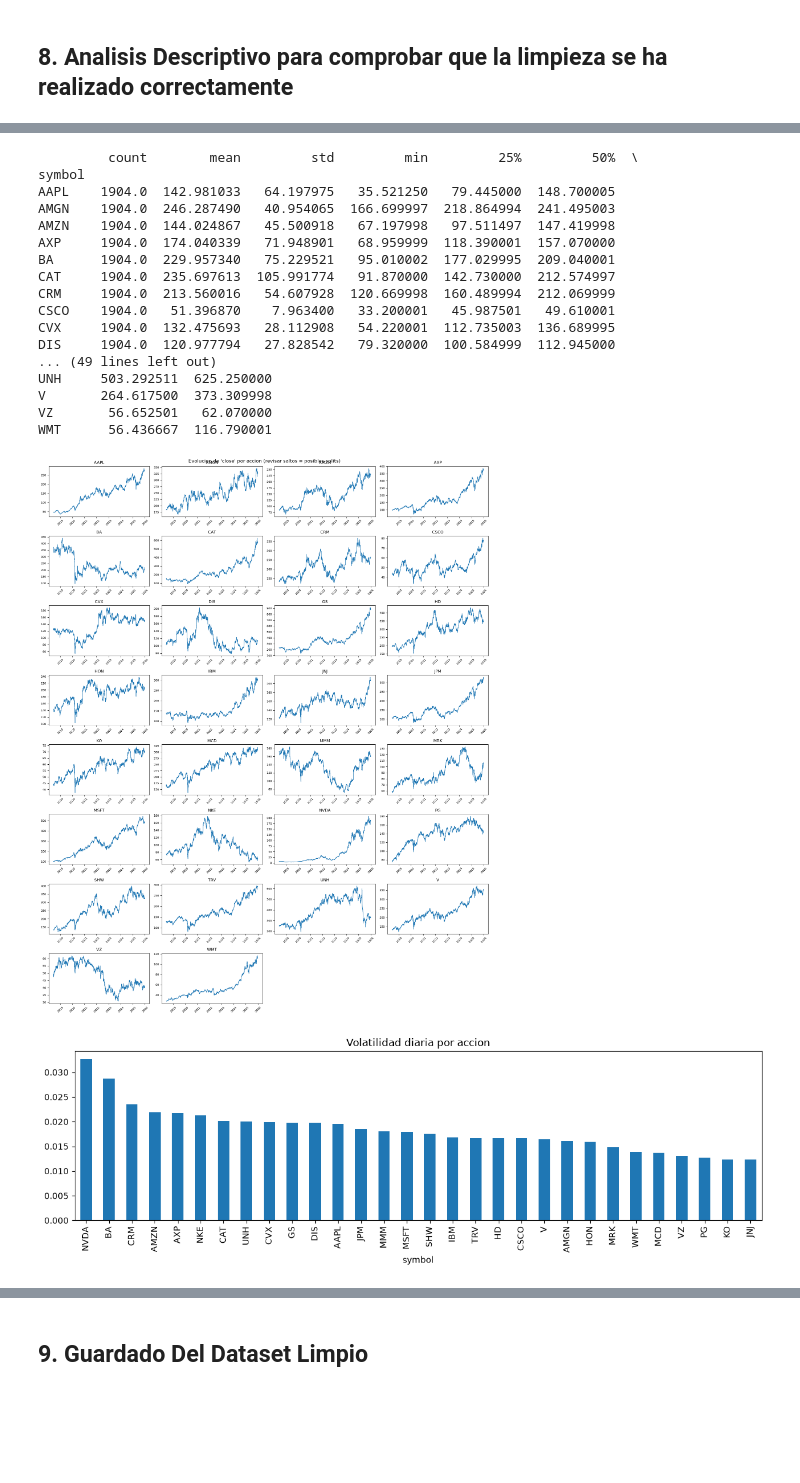
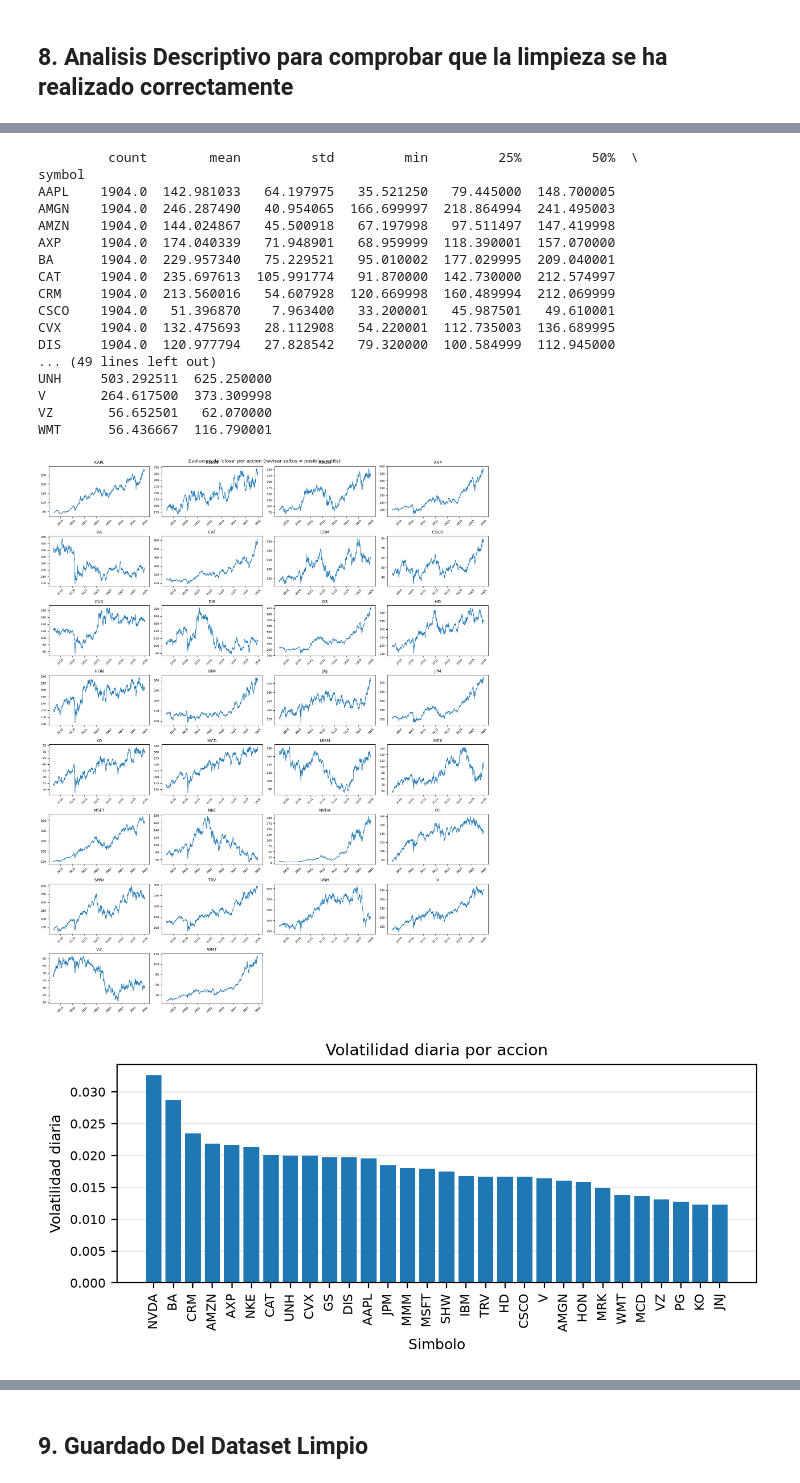
Before and after one commit to alvmorenobl/bbva-option-pricing-montecarlo-rnn, a Jupyter notebook: Preprocesamiento_limpieza.ipynb, the cells around one changed output, grey strips where cells are left out. Saved outputs shown, nothing was run; the diff lists cells and outputs as text; code cells hidden in the pictures; blank space fills up the shorter version.

```diff
--- a/Preprocesamiento_limpieza.ipynb
+++ b/Preprocesamiento_limpieza.ipynb
@@ -586,9 +587,7 @@ Filas con incoherencias OHLC finales: 0
 # %% [markdown]
 ## 8. Analisis Descriptivo para comprobar que la limpieza se ha realizado correctamente
 # %%
-# Estadisticos basicos y visualizacion rapida de las series, tal y como pide el
-# enunciado ("realicen un analisis descriptivo") y el criterio de evaluacion de
-# Data Science ("Analisis fundamentado de las series temporales").
+# Estadisticos basicos y visualizacion rapida de las series
 
 # -----------------------------------------------------------------------------
 # 8.1 Retornos y volatilidad diaria (sobre el precio ajustado de Yahoo Finance)
@@ -673,36 +672,53 @@ def plot_series_por_simbolo(df_daily, columna="close", ncols=4, figsize_por_graf
 
 plot_series_por_simbolo(df_daily, columna="close")
 
 # -----------------------------------------------------------------------------
 # 8.4 Volatilidad diaria por accion (sobre el precio de cierre)
 
+plt.rcParams.update({
+    "font.size": 9,
+    "axes.titlesize": 10,
+    "axes.labelsize": 9,
+    "xtick.labelsize": 8,
+    "ytick.labelsize": 8,
+    "figure.dpi": 200,          # solo afecta a la vista en pantalla
+})
+
+# Coma decimal en el eje Y (como pide la guía)
 
 retornos = df_daily.pivot(index="date", columns="symbol", values="close").pct_change()
 volatilidad = retornos.std().sort_values(ascending=False)
-volatilidad.plot(kind="bar", figsize=(12, 4), title="Volatilidad diaria por accion")
-plt.tight_layout()
+
+fig, ax = plt.subplots(figsize=(6.3, 2.8), layout="constrained")
+ax.bar(volatilidad.index, volatilidad.values, color="#1f77b4")
+ax.set_title("Volatilidad diaria por accion")
+ax.set_xlabel("Simbolo")
+ax.set_ylabel("Volatilidad diaria")
+ax.grid(axis="y", alpha=0.3)
+ax.set_axisbelow(True)
+ax.tick_params(axis="x", labelrotation=90)
 plt.show()
 # %% [output]
 [figure]
          count        mean         std         min         25%         50%  \
 symbol
 AAPL    1904.0  142.981033   64.197975   35.521250   79.445000  148.700005
 AMGN    1904.0  246.287490   40.954065  166.699997  218.864994  241.495003
 AMZN    1904.0  144.024867   45.500918   67.197998   97.511497  147.419998
 AXP     1904.0  174.040339   71.948901   68.959999  118.390001  157.070000
 BA      1904.0  229.957340   75.229521   95.010002  177.029995  209.040001
 CAT     1904.0  235.697613  105.991774   91.870000  142.730000  212.574997
 CRM     1904.0  213.560016   54.607928  120.669998  160.489994  212.069999
 CSCO    1904.0   51.396870    7.963400   33.200001   45.987501   49.610001
 CVX     1904.0  132.475693   28.112908   54.220001  112.735003  136.689995
 DIS     1904.0  120.977794   27.828542   79.320000  100.584999  112.945000
 ... (49 lines left out)
 UNH     503.292511  625.250000
 V       264.617500  373.309998
 VZ       56.652501   62.070000
 WMT      56.436667  116.790001
 [figure]
-[figure, old version]
+[figure, new version]
 # %%
 # Comparación de Apple antes y después del ajuste por splits
 
```
Also changed, not shown: parts of 3 cells of this notebook.
